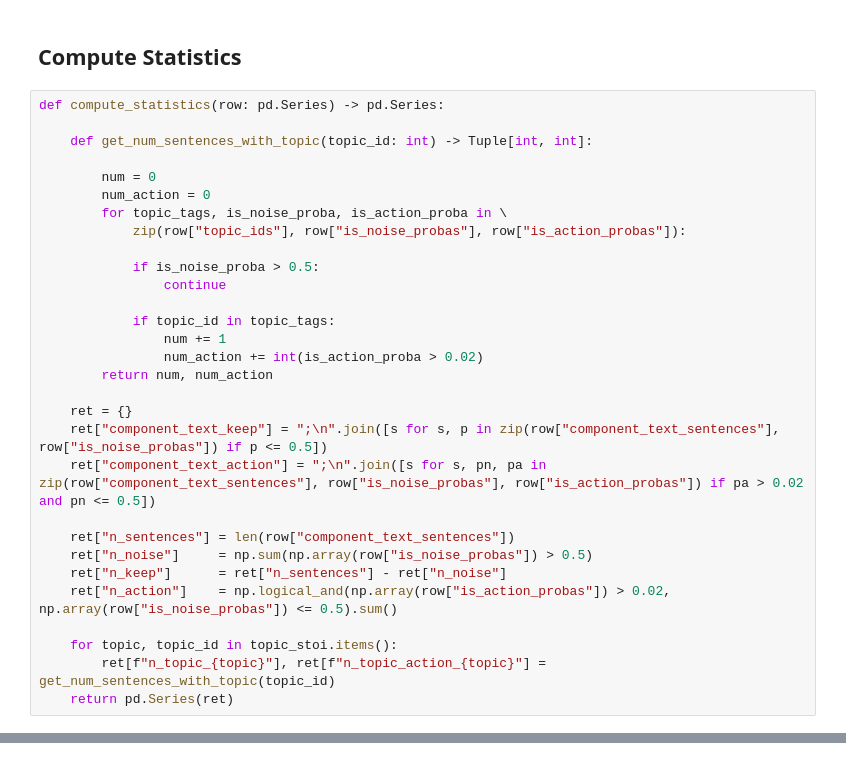
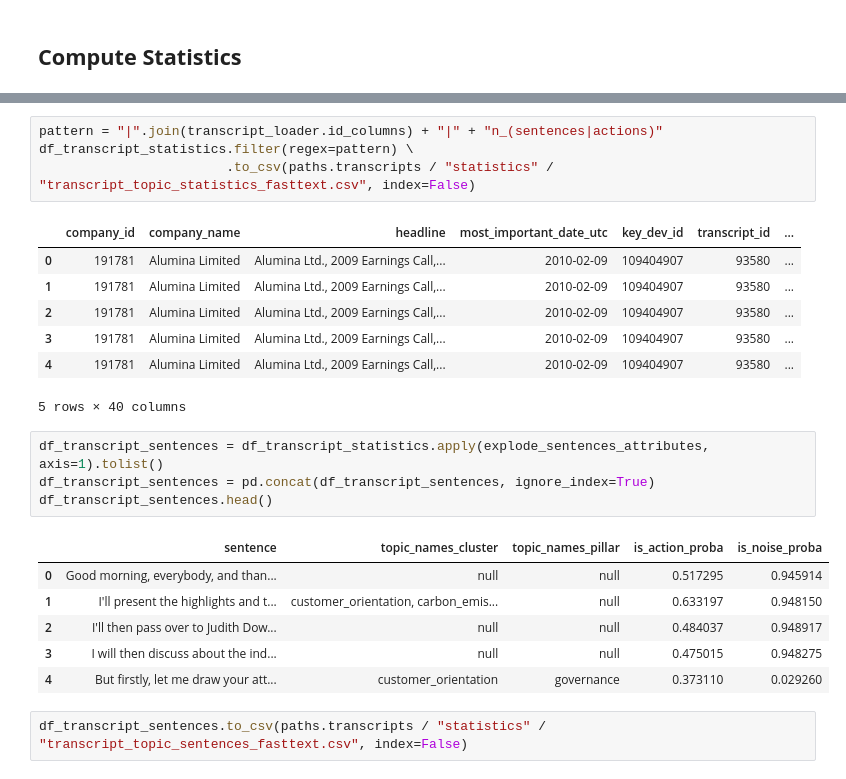
Before and after one commit to Guest400123064/mining-risk-contagion, a Jupyter notebook: notebooks/6-predict-topic-transcripts.ipynb, the cells around one changed output, grey strips where cells are left out. Drawn from its saved outputs; the diff is of its cells as text.

```diff
--- a/notebooks/6-predict-topic-transcripts.ipynb
+++ b/notebooks/6-predict-topic-transcripts.ipynb
@@ -391,32 +406,2 @@ transcript_loader.flush_processed(df_transcript, "transcript_with_attributes.jso
 # %% [markdown]
 ## __Compute Statistics__
-# %%
-def compute_statistics(row: pd.Series) -> pd.Series:
-
-    def get_num_sentences_with_topic(topic_id: int) -> Tuple[int, int]:
-
-        num = 0
-        num_action = 0
-        for topic_tags, is_noise_proba, is_action_proba in \
-            zip(row["topic_ids"], row["is_noise_probas"], row["is_action_probas"]):
-
-            if is_noise_proba > 0.5:
-                continue
-
-            if topic_id in topic_tags:
-                num += 1
-                num_action += int(is_action_proba > 0.02)
-        return num, num_action
-
-    ret = {}
-    ret["component_text_keep"] = ";\n".join([s for s, p in zip(row["component_text_sentences"], row["is_noise_probas"]) if p <= 0.5])
-    ret["component_text_action"] = ";\n".join([s for s, pn, pa in zip(row["component_text_sentences"], row["is_noise_probas"], row["is_action_probas"]) if pa > 0.02 and pn <= 0.5])
-
-    ret["n_sentences"] = len(row["component_text_sentences"])
-    ret["n_noise"]     = np.sum(np.array(row["is_noise_probas"]) > 0.5)
-    ret["n_keep"]      = ret["n_sentences"] - ret["n_noise"]
-    ret["n_action"]    = np.logical_and(np.array(row["is_action_probas"]) > 0.02, np.array(row["is_noise_probas"]) <= 0.5).sum()
-
-    for topic, topic_id in topic_stoi.items():
-        ret[f"n_topic_{topic}"], ret[f"n_topic_action_{topic}"] = get_num_sentences_with_topic(topic_id)
-    return pd.Series(ret)
@@ -447,0 +494,25 @@ df_transcript_topic_dist.head()
+# %%
+pattern = "|".join(transcript_loader.id_columns) + "|" + "n_(sentences|actions)"
+df_transcript_statistics.filter(regex=pattern) \
+                        .to_csv(paths.transcripts / "statistics" / "transcript_topic_statistics_fasttext.csv", index=False)
+# %% [output]
+|  | company_id | company_name | headline | most_important_date_utc | key_dev_id | transcript_id | ... |
+| 0 | 191781 | Alumina Limited | Alumina Ltd., 2009 Earnings Call,... | 2010-02-09 | 109404907 | 93580 | ... |
+| 1 | 191781 | Alumina Limited | Alumina Ltd., 2009 Earnings Call,... | 2010-02-09 | 109404907 | 93580 | ... |
+| 2 | 191781 | Alumina Limited | Alumina Ltd., 2009 Earnings Call,... | 2010-02-09 | 109404907 | 93580 | ... |
+| 3 | 191781 | Alumina Limited | Alumina Ltd., 2009 Earnings Call,... | 2010-02-09 | 109404907 | 93580 | ... |
+| 4 | 191781 | Alumina Limited | Alumina Ltd., 2009 Earnings Call,... | 2010-02-09 | 109404907 | 93580 | ... |
+5 rows × 40 columns
+# %%
+df_transcript_sentences = df_transcript_statistics.apply(explode_sentences_attributes, axis=1).tolist()
+df_transcript_sentences = pd.concat(df_transcript_sentences, ignore_index=True)
+df_transcript_sentences.head()
+# %% [output]
+|  | sentence | topic_names_cluster | topic_names_pillar | is_action_proba | is_noise_proba |
+| 0 | Good morning, everybody, and than... | null | null | 0.517295 | 0.945914 |
+| 1 | I'll present the highlights and t... | customer_orientation, carbon_emis... | null | 0.633197 | 0.948150 |
+| 2 | I'll then pass over to Judith Dow... | null | null | 0.484037 | 0.948917 |
+| 3 | I will then discuss about the ind... | null | null | 0.475015 | 0.948275 |
+| 4 | But firstly, let me draw your att... | customer_orientation | governance | 0.373110 | 0.029260 |
+# %%
+df_transcript_sentences.to_csv(paths.transcripts / "statistics" / "transcript_topic_sentences_fasttext.csv", index=False)
```
Also changed, not shown: parts of 18 cells of this notebook, 6 other files.
